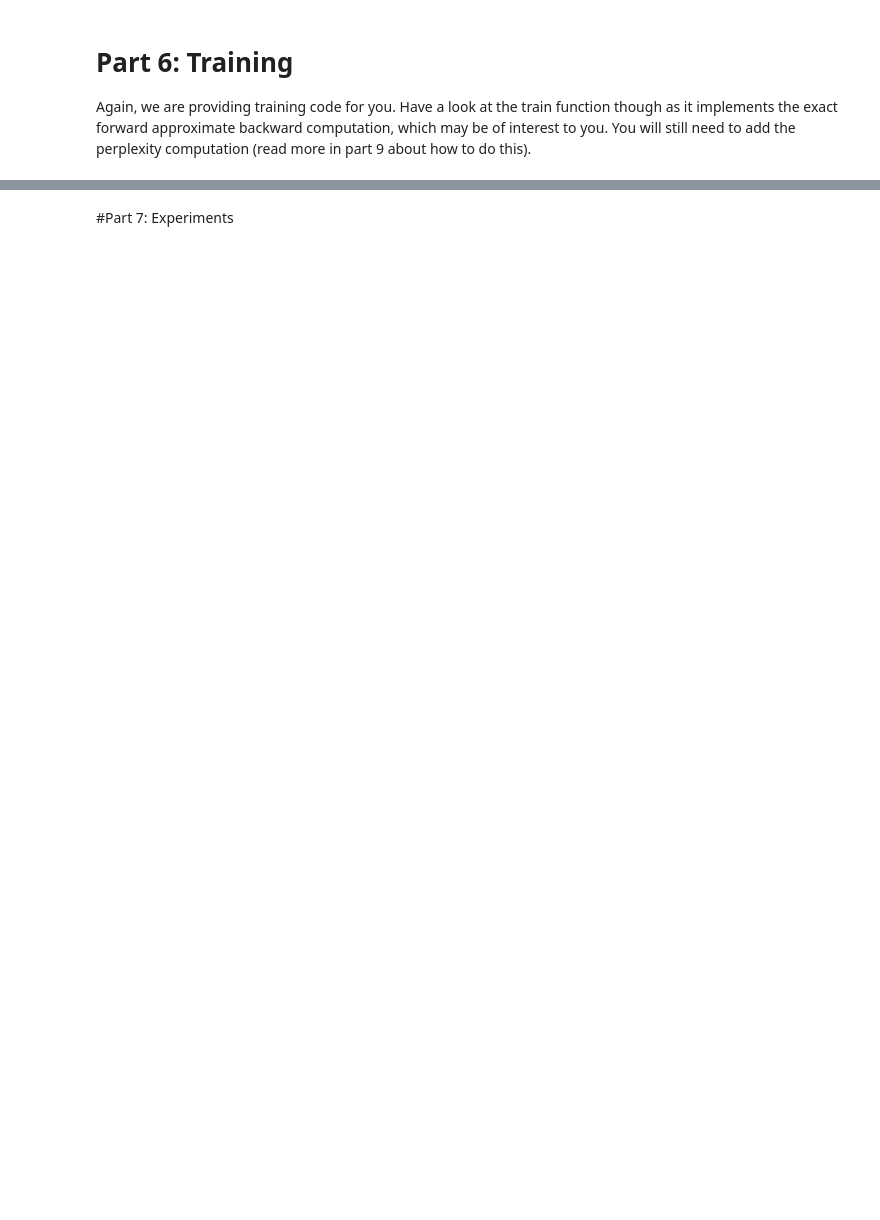
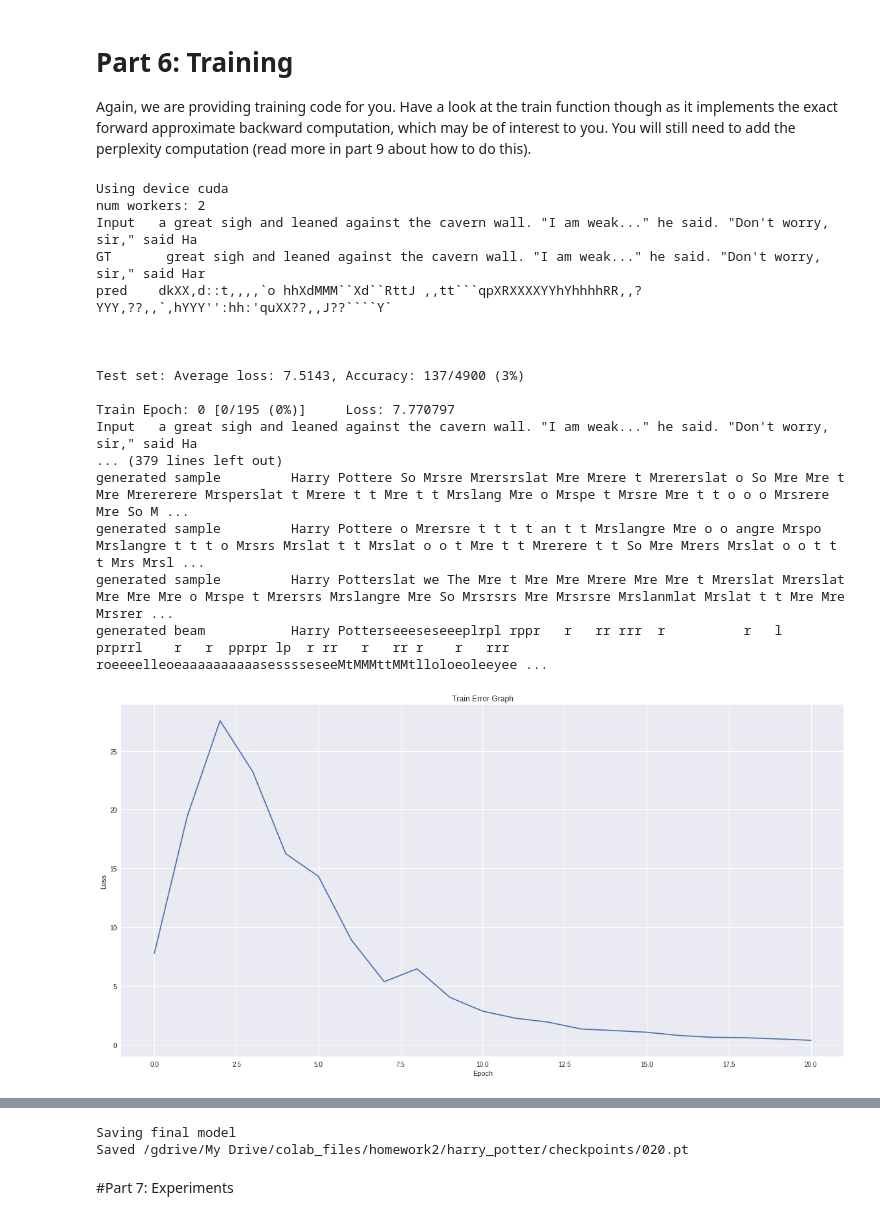
Before and after one commit to ylee64/dl-hw2, a Jupyter notebook: homework2_colab.ipynb, the cells around one changed output, grey strips where cells are left out. Saved outputs shown, nothing was run; the diff lists cells and outputs as text; code cells hidden in the pictures; blank space fills up the shorter version.

Commit message:
Finished beam search. Not sure if right.

`````diff
--- a/homework2_colab.ipynb
+++ b/homework2_colab.ipynb
@@ -193,7 +190,7 @@ class HarryPotterDataset(torch.utils.data.Dataset):
 
     def __len__(self):
         # TODO return the number of unique sequences you have, not the number of characters.
-        chunk_size = len(dataset)/self.batch_size
+        chunk_size = len(self.dataset)/self.batch_size
         exact_num_seq = float(chunk_size)/self.sequence_length
         return math.ceil(exact_num_seq)
 
@@ -210,7 +207,7 @@ class HarryPotterDataset(torch.utils.data.Dataset):
           data = self.dataset[idx : end_index + 1]
         else:
           data = self.dataset[idx : len(self.dataset)]
-        data = torch.from_numpy(data)
+        data = torch.LongTensor(data)
 
         return data[:-1], data[1:]
 
@@ -462,37 +471,62 @@ model = HarryPotterNet(data_train.vocab_size(), FEATURE_SIZE).to(device)
 # Adam is an optimizer like SGD but a bit fancier. It tends to work faster and better than SGD.
 # We will talk more about different optimization methods in class.
 optimizer = optim.Adam(model.parameters(), lr=LEARNING_RATE, weight_decay=WEIGHT_DECAY)
-start_epoch = model.load_last_model(DATA_PATH + 'checkpoints')
+start_epoch = 0#model.load_last_model(DATA_PATH + 'checkpoints')
 
-train_losses, test_losses, test_accuracies = pt_util.read_log(LOG_PATH, ([], [], []))
+train_losses, test_losses, test_accuracies = [], [], []#pt_util.read_log(LOG_PATH, ([], [], []))
 test_loss, test_accuracy = test(model, device, test_loader)
 
 test_losses.append((start_epoch, test_loss))
 test_accuracies.append((start_epoch, test_accuracy))
 
 try:
     for epoch in range(start_epoch, EPOCHS + 1):
         lr = LEARNING_RATE * np.power(0.25, (int(epoch / 6)))
         train_loss = train(model, device, train_loader, lr, epoch, PRINT_INTERVAL)
         test_loss, test_accuracy = test(model, device, test_loader)
         train_losses.append((epoch, train_loss))
         test_losses.append((epoch, test_loss))
         test_accuracies.append((epoch, test_accuracy))
         pt_util.write_log(LOG_PATH, (train_losses, test_losses, test_accuracies))
         model.save_best_model(test_accuracy, DATA_PATH + 'checkpoints/%03d.pt' % epoch)
         seed_words = 'Harry Potter'
         for ii in range(10):
             generated_sentence = generate_language(model, device, seed_words, 200, vocab, 'sample')
             print('generated sample\t', generated_sentence)
+        # TODOOOOOOO change back to beam when beam is implemented
         generated_sentence = generate_language(model, device, seed_words, 200, vocab, 'beam')
         print('generated beam\t\t', generated_sentence)
         print('')
 
 except KeyboardInterrupt as ke:
     print('Interrupted')
 except:
     import traceback
     traceback.print_exc()
 finally:
+    pt_util.plot([e[0] for e in train_losses], [l[1] for l in train_losses], 'Train Error Graph', 'Epoch', 'Loss')
+    pt_util.plot([e[0] for e in test_losses], [l[1] for l in test_losses], 'Test Error Graph', 'Epoch', 'Loss')
+    pt_util.plot([e[0] for e in test_accuracies], [l[1] for l in test_accuracies], 'Test Accuracy Graph', 'Epoch', 'Loss')
+    pt_util.plot([e[0] for e in train_losses], [math.exp(l[1]) for l in train_losses], 'Train Perplexity Graph', 'Epoch', 'Perplexity')
+    pt_util.plot([e[0] for e in test_losses], [math.exp(l[1]) for l in test_losses], 'Test Perplexity Graph', 'Epoch', 'Perplexity')
     print('Saving final model')
     model.save_model(DATA_PATH + 'checkpoints/%03d.pt' % epoch, 0)
+# %% [output]
+Using device cuda
+num workers: 2
+Input   a great sigh and leaned against the cavern wall. "I am weak..." he said. "Don't worry, sir," said Ha
+GT       great sigh and leaned against the cavern wall. "I am weak..." he said. "Don't worry, sir," said Har
+pred    dkXX,d::t,,,,`o hhXdMMM``Xd``RttJ ,,tt```qpXRXXXXYYhYhhhhRR,,?YYY,??,,`,hYYY'':hh:'quXX??,,J??````Y`
+
+
+
+Test set: Average loss: 7.5143, Accuracy: 137/4900 (3%)
+
+Train Epoch: 0 [0/195 (0%)]     Loss: 7.770797
+Input   a great sigh and leaned against the cavern wall. "I am weak..." he said. "Don't worry, sir," said Ha
+... (379 lines left out)
+generated sample         Harry Pottere So Mrsre Mrersrslat Mre Mrere t Mrererslat o So Mre Mre t Mre Mrererere Mrsperslat t Mrere t t Mre t t Mrslang Mre o Mrspe t Mrsre Mre t t o o o Mrsrere Mre So M ...
+generated sample         Harry Pottere o Mrersre t t t t an t t Mrslangre Mre o o angre Mrspo Mrslangre t t t o Mrsrs Mrslat t t Mrslat o o t Mre t t Mrerere t t So Mre Mrers Mrslat o o t t t Mrs Mrsl ...
+generated sample         Harry Potterslat we The Mre t Mre Mre Mrere Mre Mre t Mrerslat Mrerslat Mre Mre Mre o Mrspe t Mrersrs Mrslangre Mre So Mrsrsrs Mre Mrsrsre Mrslanmlat Mrslat t t Mre Mre Mrsrer ...
+generated beam           Harry Potterseeeseseeeplrpl rppr   r   rr rrr  r          r   l   prprrl    r   r  pprpr lp  r rr   r   rr r    r   rrr  roeeeelleoeaaaaaaaaaasesssseseeMtMMMttMMtlloloeoleeyee ...
+[figure, added]
@@ -499,3 +537,5 @@ finally:
+Saving final model
+Saved /gdrive/My Drive/colab_files/homework2/harry_potter/checkpoints/020.pt
 # %% [markdown]
 #Part 7: Experiments
 # %%
`````
Also changed, not shown: parts of 7 cells of this notebook.
